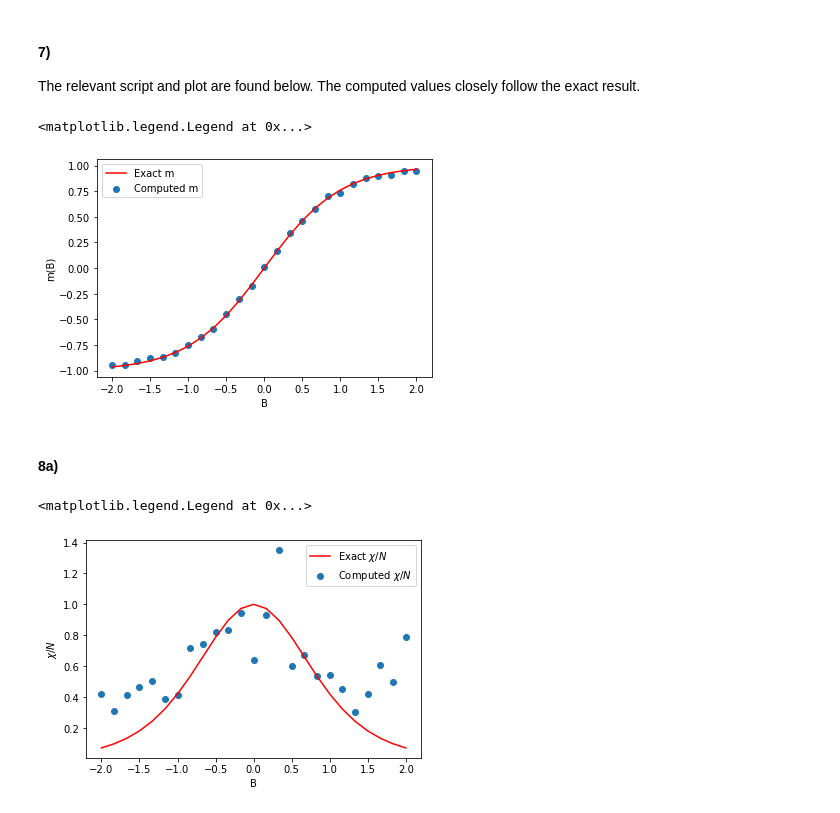
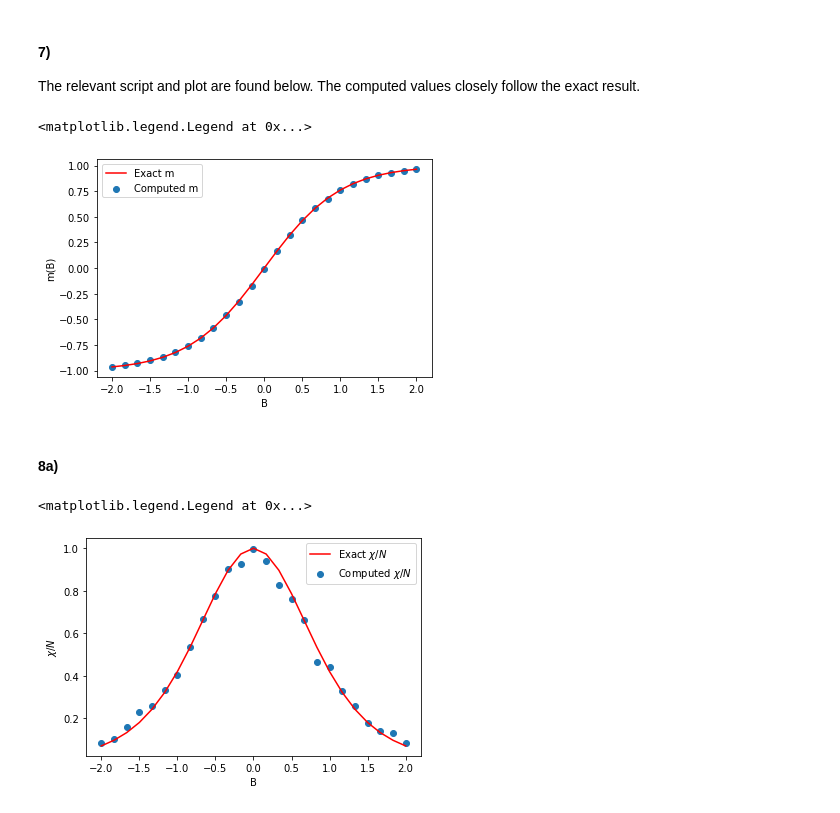
Before and after one commit to KevoSoftworks/computational_physics, a Jupyter notebook: 2_magnetism/magnetism.ipynb, the cells around one changed output. Saved outputs shown, nothing was run; the diff lists cells and outputs as text; code cells hidden in the pictures.

```diff
--- a/2_magnetism/magnetism.ipynb
+++ b/2_magnetism/magnetism.ipynb
@@ -318,26 +323,26 @@ From the results of the script we can easily see that the error on the magnetisa
 The relevant script and plot are found below. The computed values closely follow the exact result.
 # %%
 L = 10
-iter = 40
+iter = 1000
 B = np.linspace(-2, 2, 25)
 solver = Solver(None)
 m = []
 res = []
 
 for b in B:
     solver.lattice = Lattice(L = L, B = b)
     tmp = solver.fullsolve(iter, ("<m>", "chi"))
     res.append(tmp)
     m.append(tmp["<m>"])
 
 plt.scatter(B, m, label="Computed m")
 plt.plot(B, np.tanh(B), label="Exact m", color="r")
 plt.xlabel("B")
 plt.ylabel("m(B)")
 plt.legend()
 # %% [output]
 <matplotlib.legend.Legend at 0x...>
-[figure, old version]
+[figure, new version]
 # %% [markdown]
 #### 8a)
 # %%
@@ -348,5 +353,5 @@ plt.ylabel(r"$\chi / N$")
 plt.legend()
 # %% [output]
 <matplotlib.legend.Legend at 0x...>
-[figure, old version]
+[figure, new version]
 # %% [markdown]
```
Also changed, not shown: parts of 45 cells of this notebook, 5 other files.
